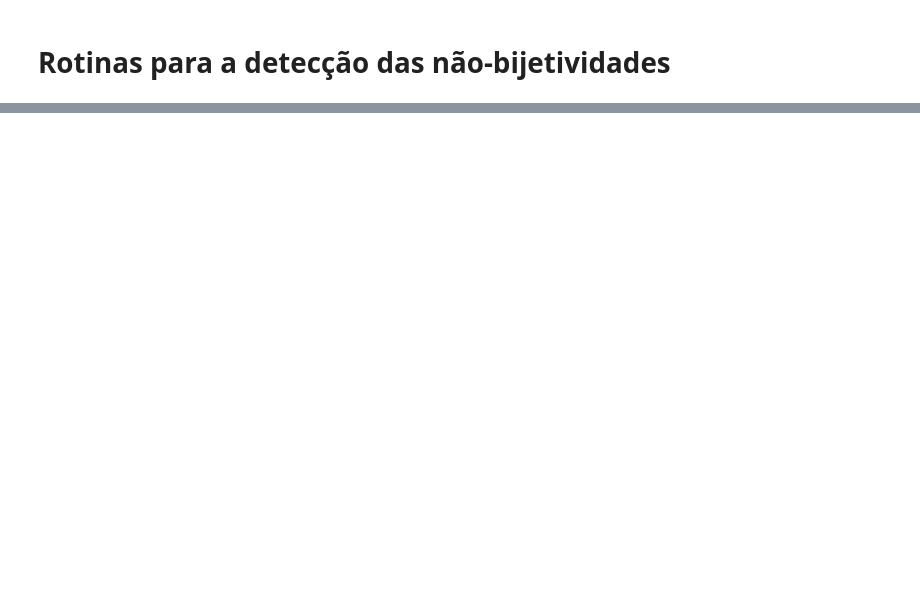
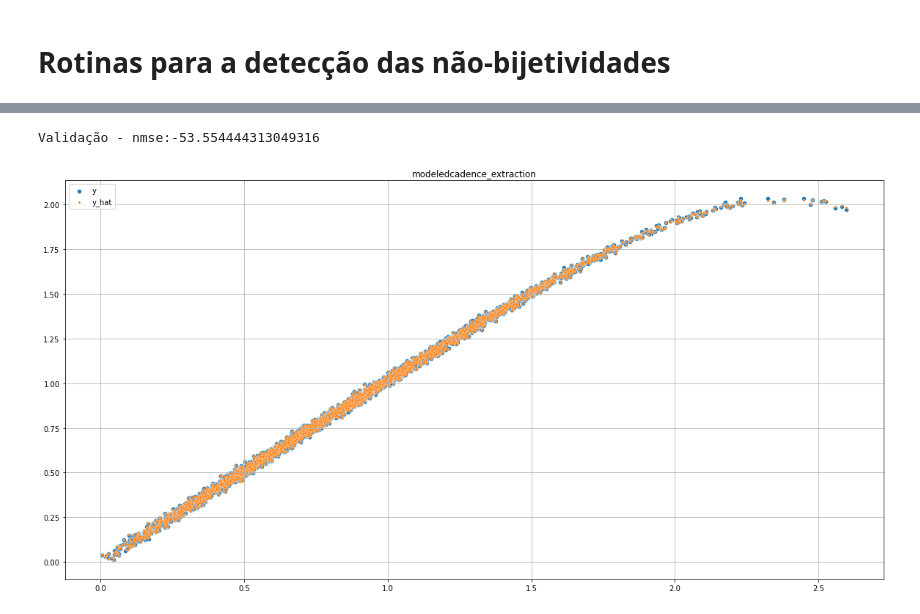
Before and after one commit to CaioMizerkowski/TCC, a Jupyter notebook: nb/parteB.ipynb, the cells around one changed output, grey strips where cells are left out. Drawn from its saved outputs; the diff is of its cells as text; code cells hidden in the pictures; blank space fills up the shorter version.

```diff
--- a/nb/parteB.ipynb
+++ b/nb/parteB.ipynb
@@ -270,0 +248,24 @@ Shape:10 M:3 HL:16 nmse:-35.29541492462158 time:27.695936679840088
+# %%
+p = Path('../data/modeledcadence_extraction.csv')
+data = load_csv2numpy(p)
+
+x = data[:, 0] + 1j*data[:, 1]
+x = normalize_data(x)
+x_abs = np.abs(x)
+
+y = data[:, 2] + 1j*data[:, 3]
+y = normalize_data(y)
+y_abs = np.abs(y)
+
+nmse, y_hat = validation(model, x, y, M)
+
+plt.figure(figsize=(20,10))
+sns.scatterplot(x=x_abs, y=y_abs, label='y')
+sns.scatterplot(x=x_abs[M:-1], y=np.abs(y_hat), label='y_hat', s=10)
+plt.grid()
+plt.title(p.stem)
+plt.show()
+plt.close()
+# %% [output]
+Validação - nmse:-53.554444313049316
+[figure, added]
```
Also changed, not shown: parts of 18 cells of this notebook, 12 other files.
